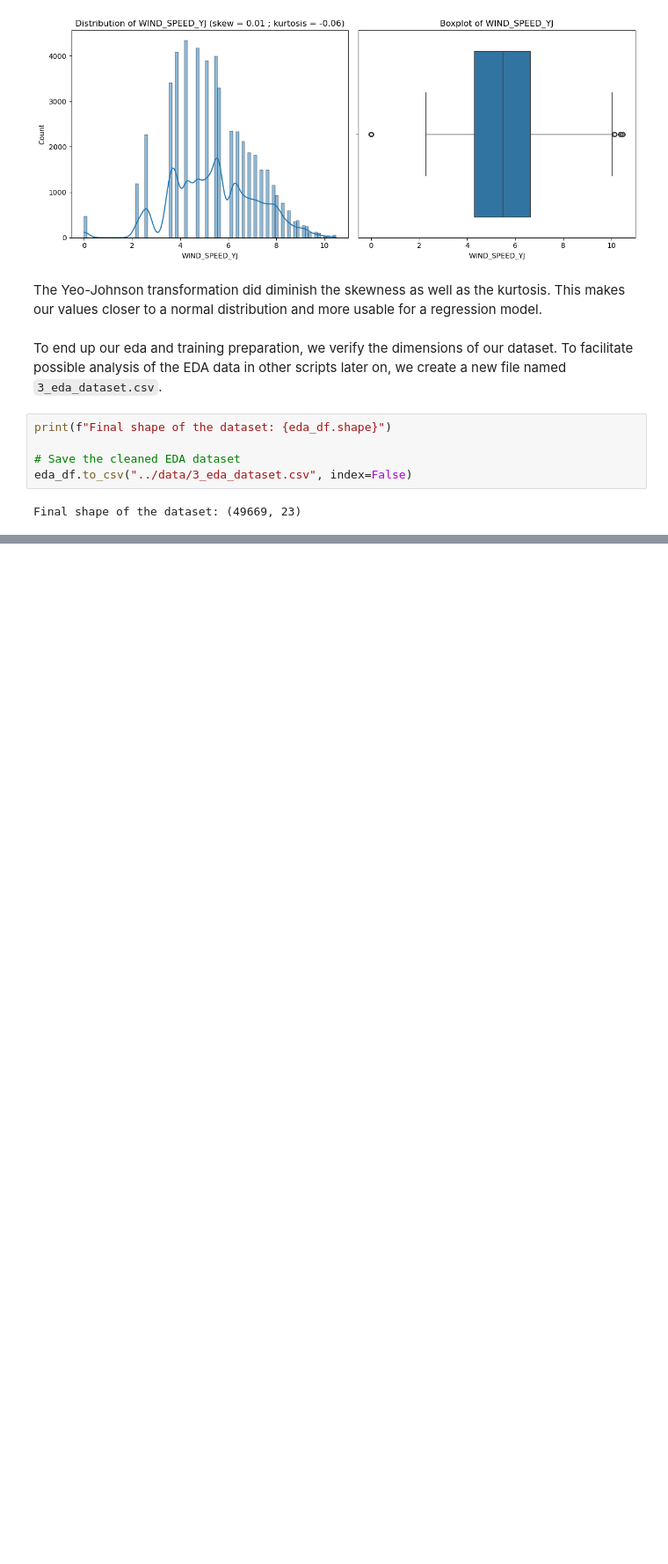
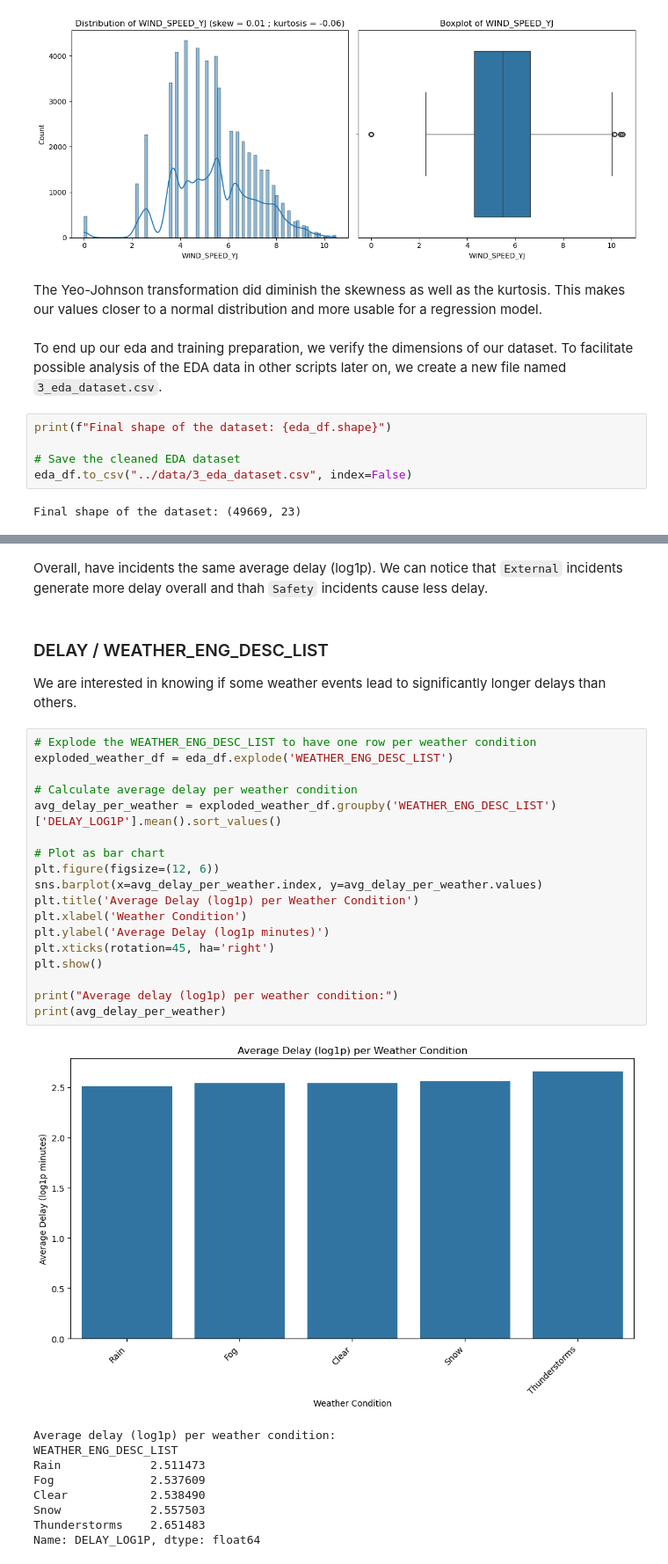
Before and after one commit to StutenEXE/utc-tz-machine-learning-toronto-bus-prediction, a Jupyter notebook: notebooks/2_eda.ipynb, the cells around one changed output, grey strips where cells are left out. Shown at 88% size. Drawn from its saved outputs; the diff is of its cells as text; blank space fills up the shorter version.

```diff
--- a/notebooks/2_eda.ipynb
+++ b/notebooks/2_eda.ipynb
@@ -1173,0 +1271,34 @@ Final shape of the dataset: (49669, 23)
+# %% [markdown]
+Overall, have incidents the same average delay (log1p). We can notice that `External` incidents generate more delay overall and thah `Safety` incidents cause less delay.
+# %% [markdown]
+### DELAY / WEATHER_ENG_DESC_LIST
+
+We are interested in knowing if some weather events lead to significantly longer delays than others.
+# %%
+# Explode the WEATHER_ENG_DESC_LIST to have one row per weather condition
+exploded_weather_df = eda_df.explode('WEATHER_ENG_DESC_LIST')
+
+# Calculate average delay per weather condition
+avg_delay_per_weather = exploded_weather_df.groupby('WEATHER_ENG_DESC_LIST')['DELAY_LOG1P'].mean().sort_values()
+
+# Plot as bar chart
+plt.figure(figsize=(12, 6))
+sns.barplot(x=avg_delay_per_weather.index, y=avg_delay_per_weather.values)
+plt.title('Average Delay (log1p) per Weather Condition')
+plt.xlabel('Weather Condition')
+plt.ylabel('Average Delay (log1p minutes)')
+plt.xticks(rotation=45, ha='right')
+plt.show()
+
+print("Average delay (log1p) per weather condition:")
+print(avg_delay_per_weather)
+# %% [output]
+[figure, added]
+Average delay (log1p) per weather condition:
+WEATHER_ENG_DESC_LIST
+Rain             2.511473
+Fog              2.537609
+Clear            2.538490
+Snow             2.557503
+Thunderstorms    2.651483
+Name: DELAY_LOG1P, dtype: float64
```
Also changed, not shown: parts of 28 cells of this notebook.
